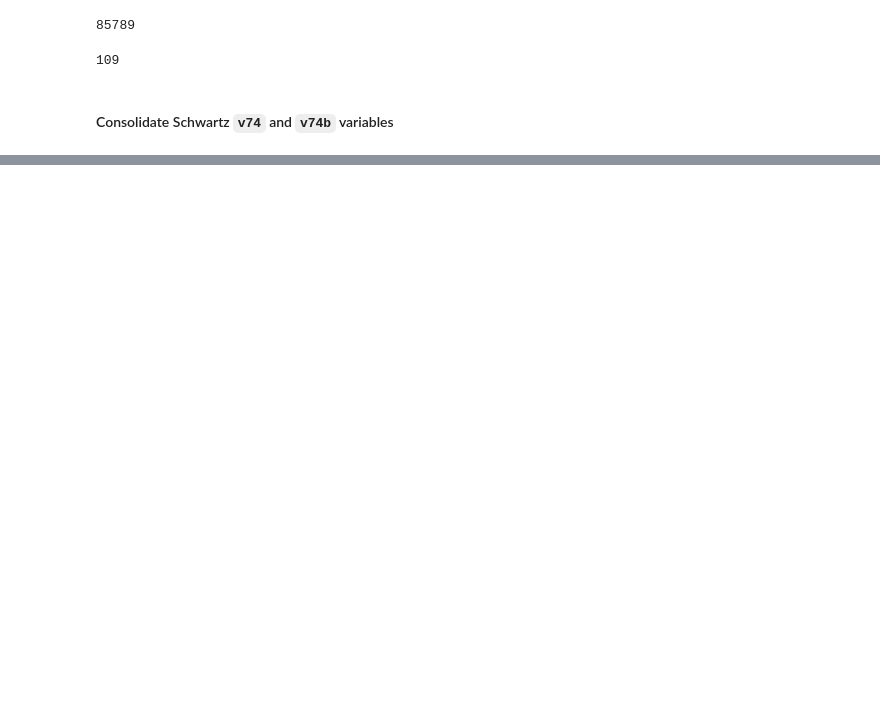
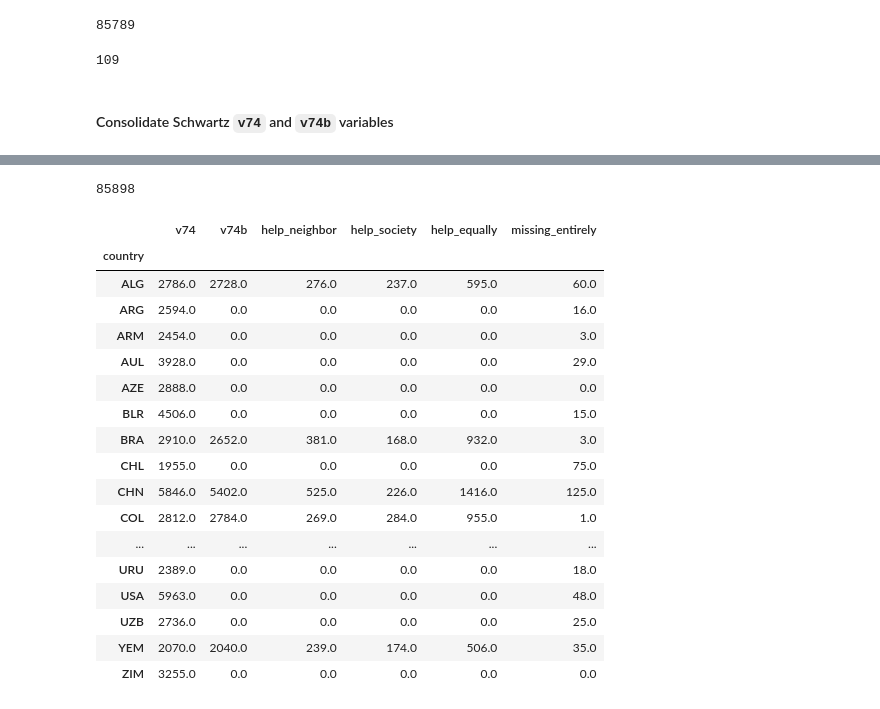
Before and after one commit to ocnrandolph/Evaluating_Happiness, a Jupyter notebook: notebooks/01_WVS_data_cleaning-dealing_with_missings.ipynb, the cells around one changed output, grey strips where cells are left out. Drawn from its saved outputs; the diff is of its cells as text; code cells hidden in the pictures; blank space fills up the shorter version.

```diff
--- a/notebooks/01_WVS_data_cleaning-dealing_with_missings.ipynb
+++ b/notebooks/01_WVS_data_cleaning-dealing_with_missings.ipynb
@@ -268,0 +376,27 @@ wvs_w6[['country', 'v74', 'v74b']].sample()
+# %%
+# total cases
+schw_bene.missing_entirely.count()
+# %% [output]
+85898
+# %%
+# how many cases by country have missing data in both columns?
+schw_bene.groupby(['country']).sum()
+# %% [output]
+|  | v74 | v74b | help_neighbor | help_society | help_equally | missing_entirely |
+| country |  |  |  |  |  |  |
+| ALG | 2786.0 | 2728.0 | 276.0 | 237.0 | 595.0 | 60.0 |
+| ARG | 2594.0 | 0.0 | 0.0 | 0.0 | 0.0 | 16.0 |
+| ARM | 2454.0 | 0.0 | 0.0 | 0.0 | 0.0 | 3.0 |
+| AUL | 3928.0 | 0.0 | 0.0 | 0.0 | 0.0 | 29.0 |
+| AZE | 2888.0 | 0.0 | 0.0 | 0.0 | 0.0 | 0.0 |
+| BLR | 4506.0 | 0.0 | 0.0 | 0.0 | 0.0 | 15.0 |
+| BRA | 2910.0 | 2652.0 | 381.0 | 168.0 | 932.0 | 3.0 |
+| CHL | 1955.0 | 0.0 | 0.0 | 0.0 | 0.0 | 75.0 |
+| CHN | 5846.0 | 5402.0 | 525.0 | 226.0 | 1416.0 | 125.0 |
+| COL | 2812.0 | 2784.0 | 269.0 | 284.0 | 955.0 | 1.0 |
+| ... | ... | ... | ... | ... | ... | ... |
+| URU | 2389.0 | 0.0 | 0.0 | 0.0 | 0.0 | 18.0 |
+| USA | 5963.0 | 0.0 | 0.0 | 0.0 | 0.0 | 48.0 |
+| UZB | 2736.0 | 0.0 | 0.0 | 0.0 | 0.0 | 25.0 |
+| YEM | 2070.0 | 2040.0 | 239.0 | 174.0 | 506.0 | 35.0 |
+| ZIM | 3255.0 | 0.0 | 0.0 | 0.0 | 0.0 | 0.0 |
```
Also changed, not shown: parts of 21 cells of this notebook.
